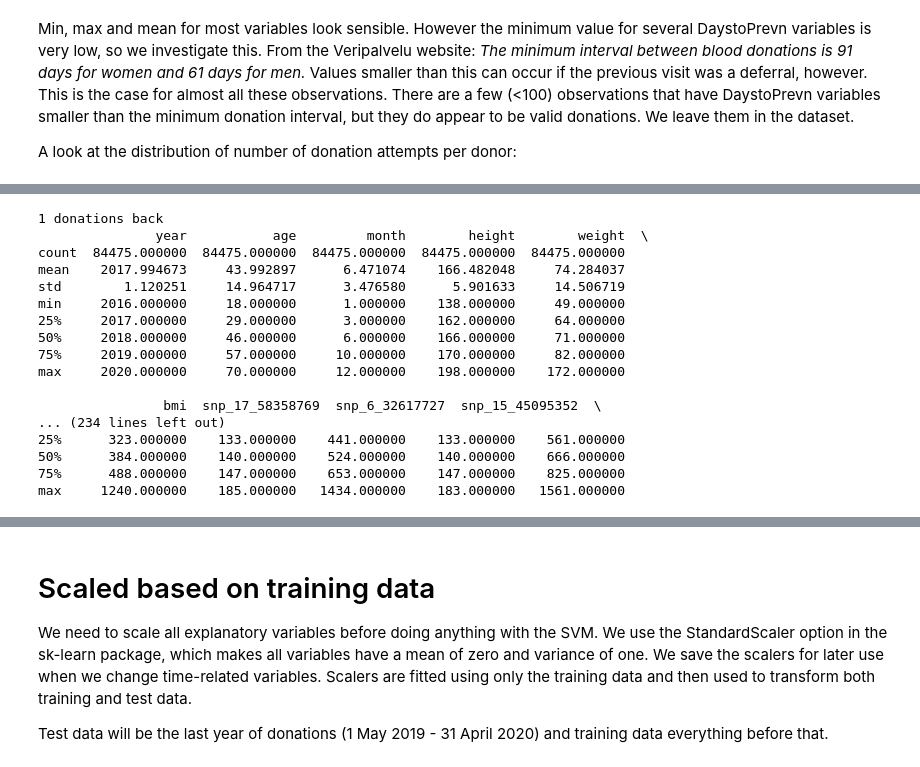
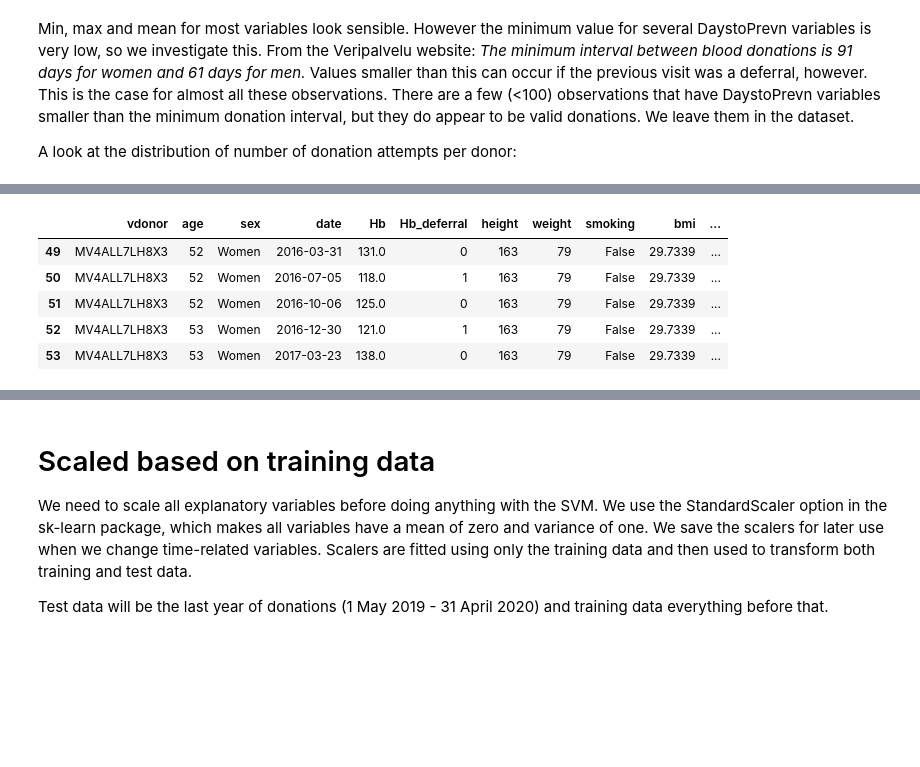
Before and after one commit to vinkenoogm/hbpred-compare, a Jupyter notebook: src/0_preprocessing.ipynb, the cells around one changed output, grey strips where cells are left out. Cells and saved outputs as stored; diff of their text form; code cells hidden in the pictures; blank space fills up the shorter version.

```diff
--- a/src/0_preprocessing.ipynb
+++ b/src/0_preprocessing.ipynb
@@ -147,29 +91,0 @@ max     1218.000000    195.000000   1402.000000    195.000000   1535.000000
-# %%
-df_f = df.loc[df['sex'] == 'Women', ]
-
-for nback in range(1, 6):
-    varname = 'HbPrev' + str(nback)
-    df_sub = df_f.dropna(subset=['HbPrev'+str(nback)])
-    print(nback, 'donations back')
-    print(df_sub.loc[:, ['vdonor', 'year', 'sex', 'age', 'month', 'smoking', 'height', 'weight', 'bmi',
-                         'snp_17_58358769', 'snp_6_32617727', 'snp_15_45095352', 'snp_1_169549811', 'prs_anemia', 'prs_ferritin',
-                         'prs_hemoglobin', 'HbPrev1', 'DaystoPrev1', 'HbPrev2', 'DaystoPrev2','HbPrev3', 'DaystoPrev3',
-                         'HbPrev4', 'DaystoPrev4', 'HbPrev5', 'DaystoPrev5']].describe())
-# %% [output]
-1 donations back
-               year           age         month        height        weight  \
-count  84475.000000  84475.000000  84475.000000  84475.000000  84475.000000
-mean    2017.994673     43.992897      6.471074    166.482048     74.284037
-std        1.120251     14.964717      3.476580      5.901633     14.506719
-min     2016.000000     18.000000      1.000000    138.000000     49.000000
-25%     2017.000000     29.000000      3.000000    162.000000     64.000000
-50%     2018.000000     46.000000      6.000000    166.000000     71.000000
-75%     2019.000000     57.000000     10.000000    170.000000     82.000000
-max     2020.000000     70.000000     12.000000    198.000000    172.000000
-
-                bmi  snp_17_58358769  snp_6_32617727  snp_15_45095352  \
-... (234 lines left out)
-25%      323.000000    133.000000    441.000000    133.000000    561.000000
-50%      384.000000    140.000000    524.000000    140.000000    666.000000
-75%      488.000000    147.000000    653.000000    147.000000    825.000000
-max     1240.000000    185.000000   1434.000000    183.000000   1561.000000
@@ -175,0 +97,9 @@ max     1240.000000    185.000000   1434.000000    183.000000   1561.000000
+# %%
+df.head()
+# %% [output]
+|  | vdonor | age | sex | date | Hb | Hb_deferral | height | weight | smoking | bmi | ... |
+| 49 | MV4ALL7LH8X3 | 52 | Women | 2016-03-31 | 131.0 | 0 | 163 | 79 | False | 29.7339 | ... |
+| 50 | MV4ALL7LH8X3 | 52 | Women | 2016-07-05 | 118.0 | 1 | 163 | 79 | False | 29.7339 | ... |
+| 51 | MV4ALL7LH8X3 | 52 | Women | 2016-10-06 | 125.0 | 0 | 163 | 79 | False | 29.7339 | ... |
+| 52 | MV4ALL7LH8X3 | 53 | Women | 2016-12-30 | 121.0 | 1 | 163 | 79 | False | 29.7339 | ... |
+| 53 | MV4ALL7LH8X3 | 53 | Women | 2017-03-23 | 138.0 | 0 | 163 | 79 | False | 29.7339 | ... |
```
Also changed, not shown: parts of 23 cells of this notebook, 57 other files.
